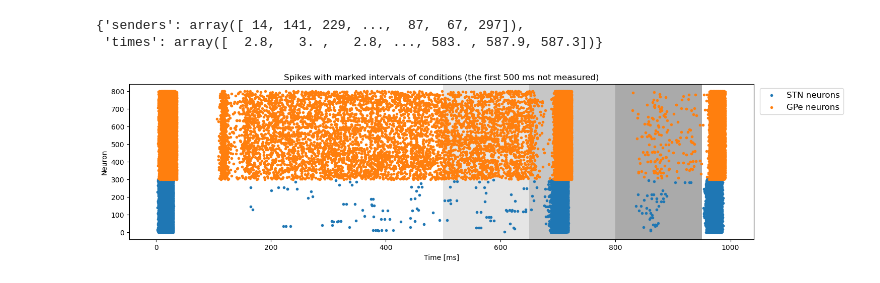
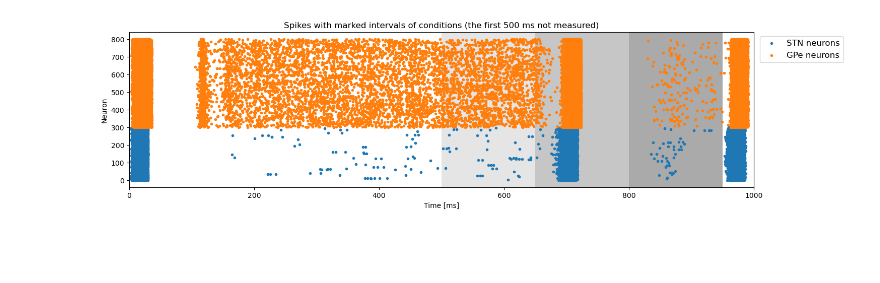
Before and after one commit to LadaKa/informatics-and-cognitive-science, a Jupyter notebook: Code/Python/FinalProject.ipynb, the cells around one changed output. Drawn from its saved outputs; the diff is of its cells as text; code cells hidden in the pictures; blank space fills up the shorter version.

```diff
--- a/Code/Python/FinalProject.ipynb
+++ b/Code/Python/FinalProject.ipynb
@@ -133,37 +133,33 @@ Jan 29 02:59:30 SimulationManager::run [Info]:
     Simulation finished.
-# %%
-events_STN
-# %% [output]
-{'senders': array([ 14, 141, 229, ...,  87,  67, 297]),
- 'times': array([  2.8,   3. ,   2.8, ..., 583. , 587.9, 587.3])}
 # %%
 %matplotlib inline
 import numpy as np
 
 plt.figure(figsize=(16,4))
 plt.axvspan(500, 950, facecolor='gray', alpha=0.2)
 plt.axvspan(650, 950, facecolor='gray', alpha=0.3)
 plt.axvspan(800, 950, facecolor='gray', alpha=0.4)
 scatter_STN = plt.scatter(events_STN["times"], events_STN["senders"], marker=".")
 scatter_GPe = plt.scatter(events_GPe["times"], events_GPe["senders"], marker=".")
 plt.legend((scatter_STN, scatter_GPe),
            ('STN neurons', 'GPe neurons'),
            scatterpoints=1,
            ncol=1,
            fontsize=12,
           bbox_to_anchor=(1.15, 1))
 
 plt.title("Spikes with marked intervals of conditions (the first 500 ms not measured)")
 plt.xlabel("Time [ms]")
 plt.ylabel("Neuron")
+plt.xlim((0,1000))
 
 
 #ax.axhspan(4, 9, facecolor='yellow', alpha=0.5)
 #ax.axhspan(9, 12, facecolor='red', alpha=0.5)
 plt.plot()
-plt.savefig("Nest_1.jpg")
+plt.savefig("DBS_-180.jpg")
 # %% [output]
-[figure, old version]
+[figure, new version]
 # %%
 def meanFR(events, start, end):
     return np.sum((events["times"] > start) & (events["times"] < end)) / (end - start)
```
Also changed, not shown: parts of 6 cells of this notebook.
